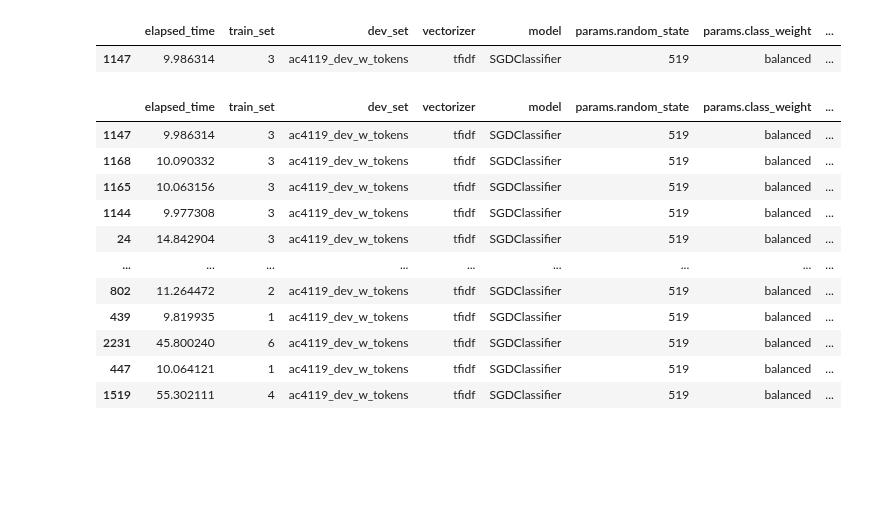
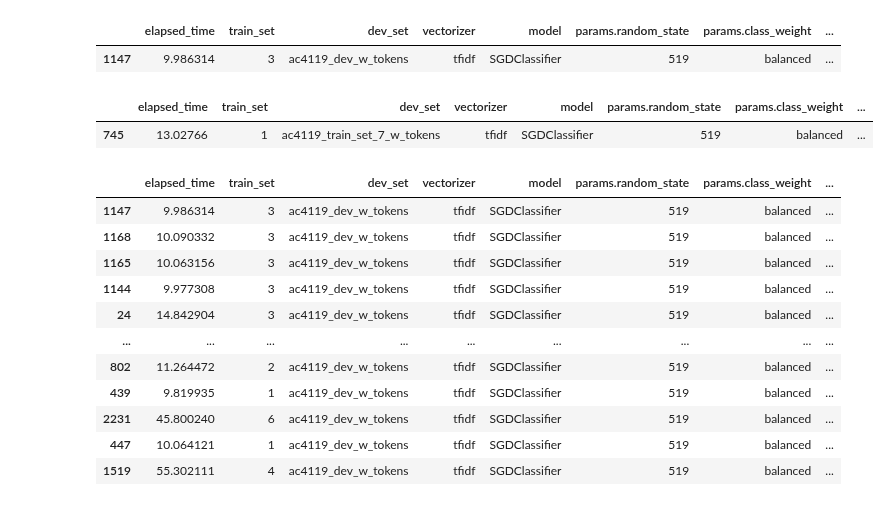
Before and after one commit to ameliachu/fake-review-detection-project, a Jupyter notebook: notebooks/ac4119/04-analysis-results.ipynb, the cells around one changed output. Cells and saved outputs as stored; diff of their text form; code cells hidden in the pictures; blank space fills up the shorter version.

```diff
--- a/notebooks/ac4119/04-analysis-results.ipynb
+++ b/notebooks/ac4119/04-analysis-results.ipynb
@@ -119,6 +99,12 @@ vs_dev_set[vs_dev_set['metrics.test_auc_score'] == best_auc_score]
 # %% [output]
 |  | elapsed_time | train_set | dev_set | vectorizer | model | params.random_state | params.class_weight | ... |
 | 1147 | 9.986314 | 3 | ac4119_dev_w_tokens | tfidf | SGDClassifier | 519 | balanced | ... |
+# %%
+best_auc_score = max(eval_metrics_df['metrics.test_auc_score'])
+eval_metrics_df[eval_metrics_df['metrics.test_auc_score'] == best_auc_score]
+# %% [output]
+|  | elapsed_time | train_set | dev_set | vectorizer | model | params.random_state | params.class_weight | ... |
+| 745 | 13.02766 | 1 | ac4119_train_set_7_w_tokens | tfidf | SGDClassifier | 519 | balanced | ... |
 # %%
 vs_dev_set.sort_values(by=['metrics.test_auc_score'], ascending=False).head(100)
 # %% [output]
```
Also changed, not shown: parts of 2 cells of this notebook, 5 other files.
